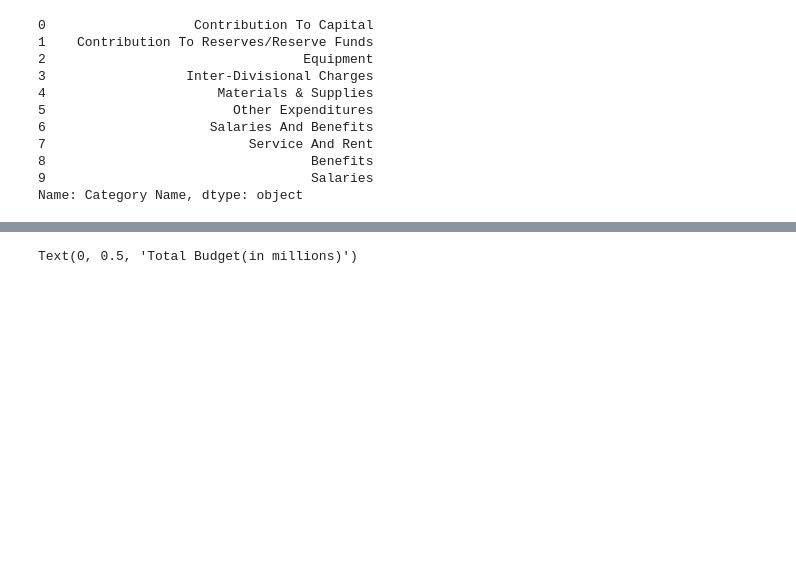
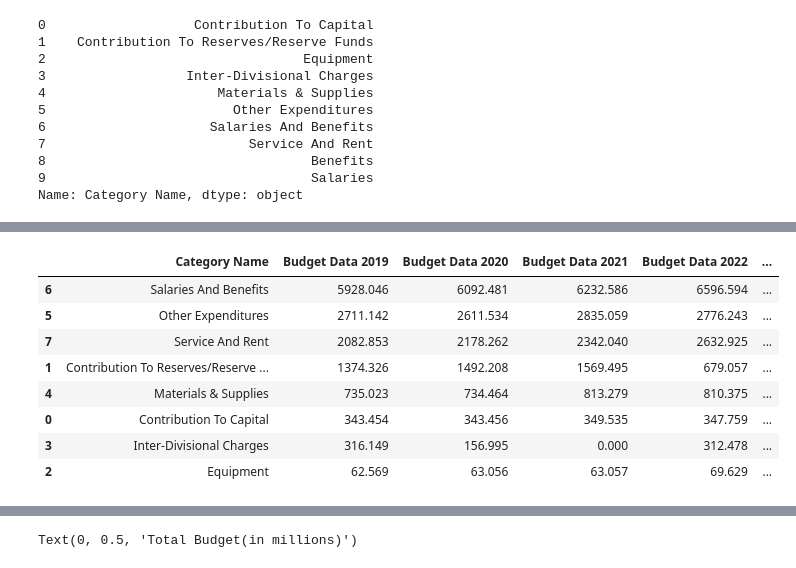
Before and after one commit to aayushgambhir2023/DA-Project-1, a Jupyter notebook: Cat-SubCat Analysis.ipynb, the cells around one changed output, grey strips where cells are left out. Drawn from its saved outputs; the diff is of its cells as text; code cells hidden in the pictures; blank space fills up the shorter version.

```diff
--- a/Cat-SubCat Analysis.ipynb
+++ b/Cat-SubCat Analysis.ipynb
@@ -457,6 +458,29 @@ merged_df_ak_final.set_index("Category Name")
 | Other Expenditures | 2711.142 | 2611.534 | 2835.059 | 2776.243 | 3063.181 |
 | Salaries And Benefits | 5928.046 | 6092.481 | 6232.586 | 6596.594 | 6899.584 |
 | Service And Rent | 2082.853 | 2178.262 | 2342.040 | 2632.925 | 3071.138 |
+# %%
+# Extract the non-numeric columns (assuming the first column is non-numeric)
+non_numeric_columns = merged_df_ak_final.columns[1:]
+
+# Convert non-numeric values to NaN and then sum each row
+merged_df_ak_final['Total'] = merged_df_ak_final[non_numeric_columns].apply(pd.to_numeric, errors='coerce').sum(axis=1)
+
+# Sort the DataFrame based on the "Total" column in descending order
+merged_df_ak_final = merged_df_ak_final.sort_values("Total", ascending=False)
+
+# Display the updated and sorted DataFrame
+merged_df_ak_final=merged_df_ak_final.drop(['Total'], axis=1)
+merged_df_ak_final
+# %% [output]
+|  | Category Name | Budget Data 2019 | Budget Data 2020 | Budget Data 2021 | Budget Data 2022 | ... |
+| 6 | Salaries And Benefits | 5928.046 | 6092.481 | 6232.586 | 6596.594 | ... |
+| 5 | Other Expenditures | 2711.142 | 2611.534 | 2835.059 | 2776.243 | ... |
+| 7 | Service And Rent | 2082.853 | 2178.262 | 2342.040 | 2632.925 | ... |
+| 1 | Contribution To Reserves/Reserve ... | 1374.326 | 1492.208 | 1569.495 | 679.057 | ... |
+| 4 | Materials & Supplies | 735.023 | 734.464 | 813.279 | 810.375 | ... |
+| 0 | Contribution To Capital | 343.454 | 343.456 | 349.535 | 347.759 | ... |
+| 3 | Inter-Divisional Charges | 316.149 | 156.995 | 0.000 | 312.478 | ... |
+| 2 | Equipment | 62.569 | 63.056 | 63.057 | 69.629 | ... |
 # %%
 # Assuming merged_df_ak_final is your DataFrame
 years = ["2019", "2020", "2021", "2022", "2023"]
```
Also changed, not shown: parts of 11 cells of this notebook.
